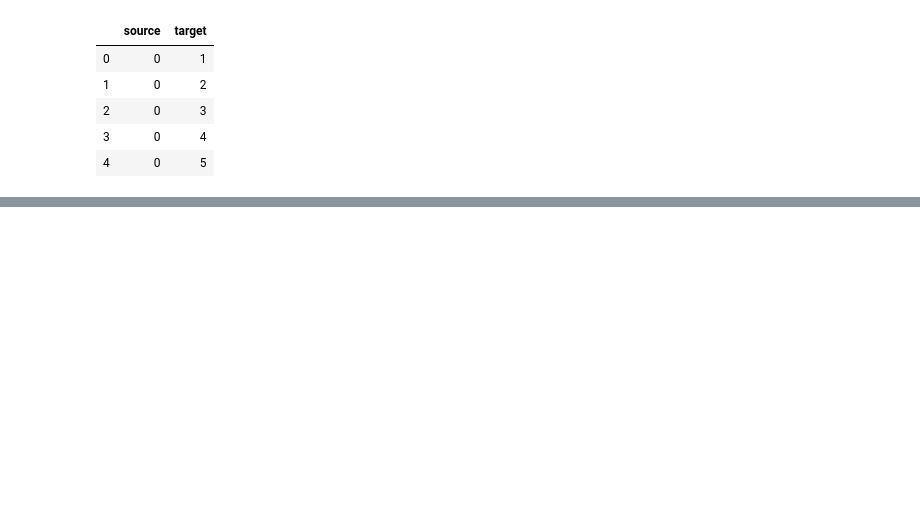
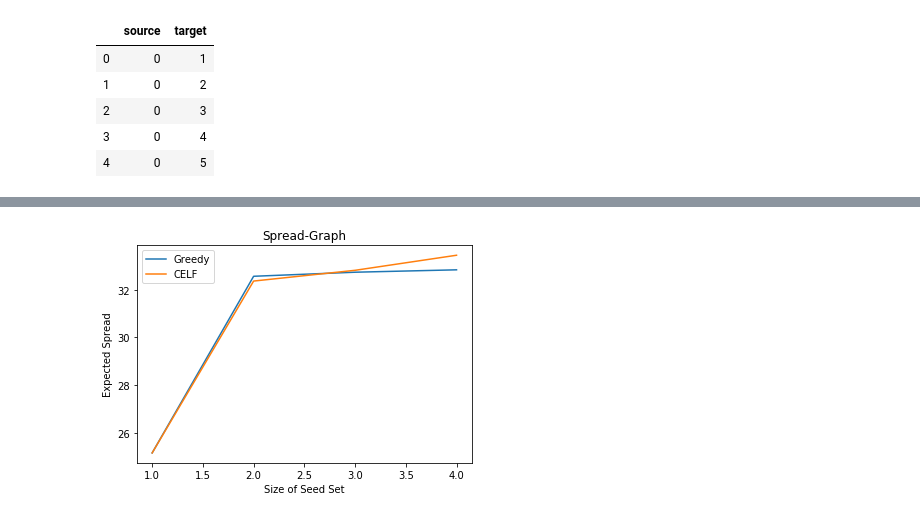
Before and after one commit to AmitKumarSoliyal/spreading-awareness-about-child-pornography-using-digital-techniques, a Jupyter notebook: ego-facebook-network.ipynb, the cells around one changed output, grey strips where cells are left out. Cells and saved outputs as stored; diff of their text form; code cells hidden in the pictures; blank space fills up the shorter version.

```diff
--- a/ego-facebook-network.ipynb
+++ b/ego-facebook-network.ipynb
@@ -28,5 +18,3 @@ data.head()
 | 2 | 0 | 3 |
 | 3 | 0 | 4 |
 | 4 | 0 | 5 |
-# %%
-data["weight"]=1
@@ -49,0 +38,5 @@ print(max_degree)
+# %%
+graph = Graph(directed=True)
+# %%
+graph.add_vertices(4039 )
+graph.add_edges(zip(data["source"],  data["target"]))
@@ -121,0 +195,39 @@ KeyboardInterrupt:
+# %%
+brute_force_spreads=[]
+brute_force_elapsed=[]
+greedy_spreads=[]
+greedy_elapsed=[]
+celf_spreads=[]
+celf_elapsed=[]
+for i in (range(1,5,1)):
+    k = i
+    prob = 0.1
+    n_iters = 5
+    #brute_force_solution1,brute_force_spreads1,brute_force_elapsed1=brute_force(graph,k,prob,n_iters)
+    greedy_solution1, greedy_spreads1, greedy_elapsed1 = greedy(graph, k, prob, n_iters)
+    celf_solution1, celf_spreads1, celf_elapsed1, celf_lookups1 = celf(graph, k, prob, n_iters)
+
+    #brute_force_spreads.append(brute_force_spreads1)
+    #brute_force_elapsed.append(brute_force_elapsed1)
+    greedy_spreads.append(greedy_spreads1)
+    greedy_elapsed.append(greedy_elapsed1)
+    celf_spreads.append(celf_spreads1)
+    celf_elapsed.append(celf_elapsed1)
+# %%
+x=list(range(1,5,1))
+# plotting the points
+#plt.plot(x, brute_force_spreads,label="Brute-force")
+plt.plot(x, greedy_spreads,label="Greedy")
+plt.plot(x, celf_spreads,label="CELF")
+# naming the x axis
+plt.xlabel('Size of Seed Set')
+# naming the y axis
+plt.ylabel('Expected Spread')
+
+# giving a title to my graph
+plt.title('Spread-Graph')
+plt.legend()
+# function to show the plot
+plt.show()
+# %% [output]
+[figure, added]
```
Also changed, not shown: parts of 15 cells of this notebook.
